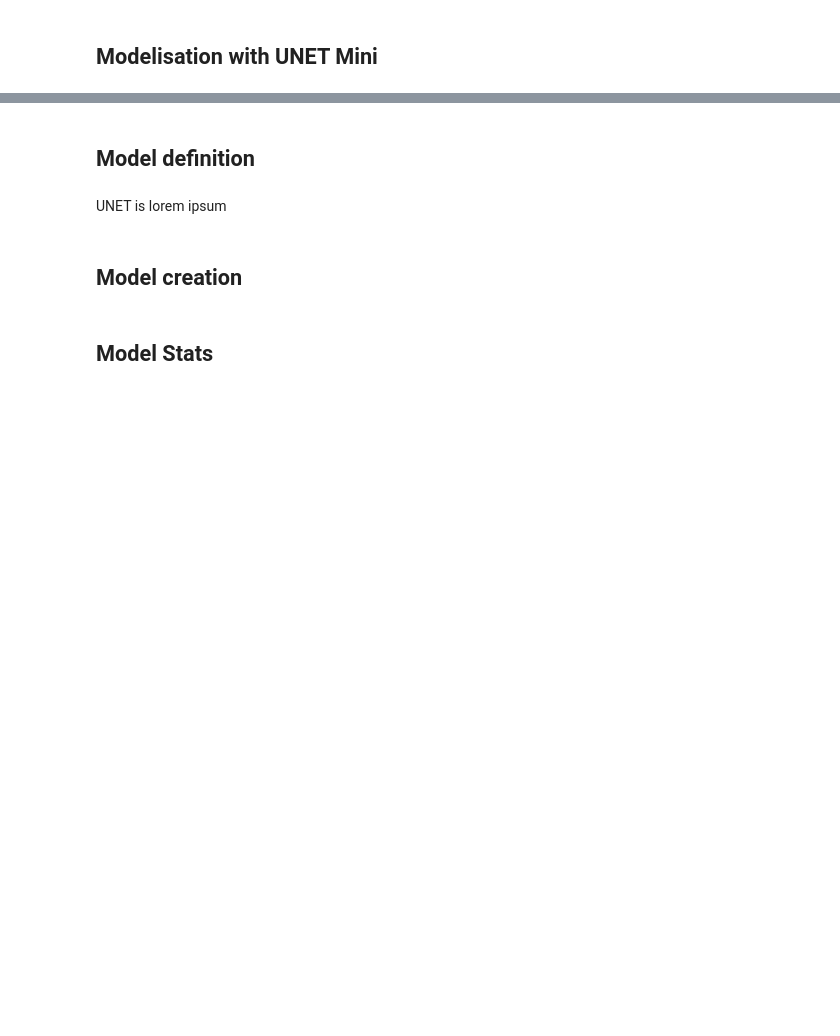
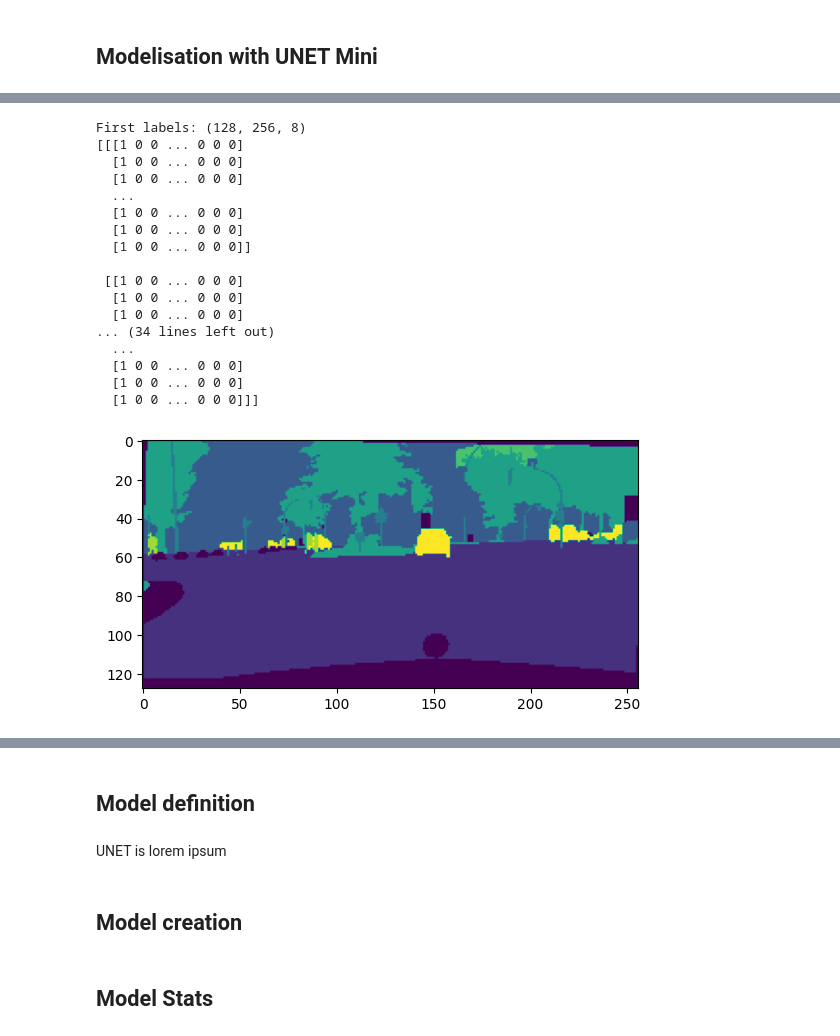
Before and after one commit to 6be709c0/oc-ai-engineer, a Jupyter notebook: OC/P8/output/1_scripts_modelistation_1_unet_mini_032024.ipynb, the cells around one changed output, grey strips where cells are left out. Drawn from its saved outputs; the diff is of its cells as text; code cells hidden in the pictures; blank space fills up the shorter version.

```diff
--- a/OC/P8/output/1_scripts_modelistation_1_unet_mini_032024.ipynb
+++ b/OC/P8/output/1_scripts_modelistation_1_unet_mini_032024.ipynb
@@ -17,0 +42,27 @@ n = NotebookProcessor(config)
+# %%
+for features, labels in n.tf_ds["train"].take(1):
+    first_features, first_labels = features.numpy(), labels.numpy()
+    print("First labels:", first_labels[0].shape)
+    print(first_labels[0])
+
+    mask = tf.argmax(first_labels[0], axis=-1)
+    plt.imshow(mask)
+# %% [output]
+First labels: (128, 256, 8)
+[[[1 0 0 ... 0 0 0]
+  [1 0 0 ... 0 0 0]
+  [1 0 0 ... 0 0 0]
+  ...
+  [1 0 0 ... 0 0 0]
+  [1 0 0 ... 0 0 0]
+  [1 0 0 ... 0 0 0]]
+
+ [[1 0 0 ... 0 0 0]
+  [1 0 0 ... 0 0 0]
+  [1 0 0 ... 0 0 0]
+... (34 lines left out)
+  ...
+  [1 0 0 ... 0 0 0]
+  [1 0 0 ... 0 0 0]
+  [1 0 0 ... 0 0 0]]]
+[figure, added]
```
Also changed, not shown: parts of 10 cells of this notebook, 10 other files.
